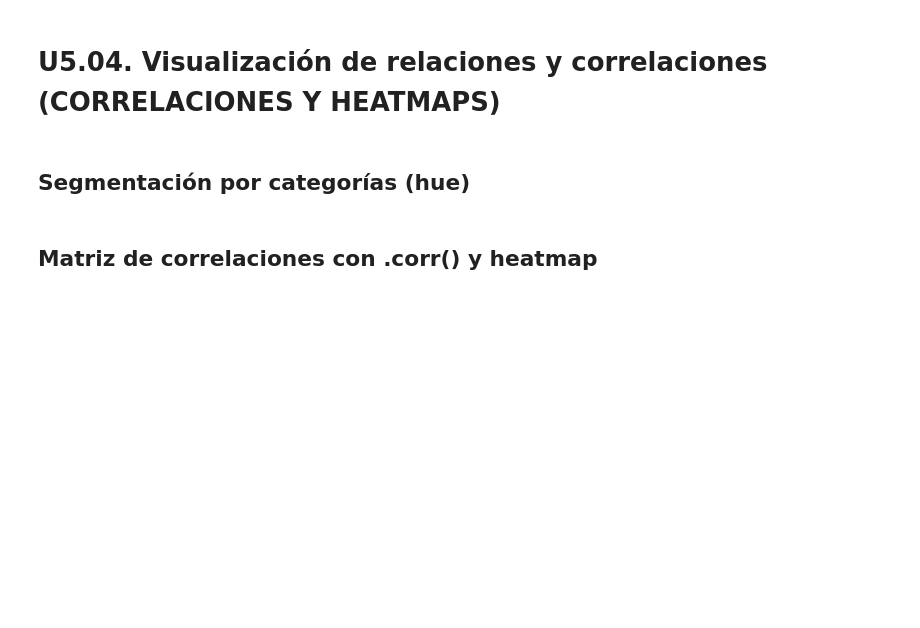
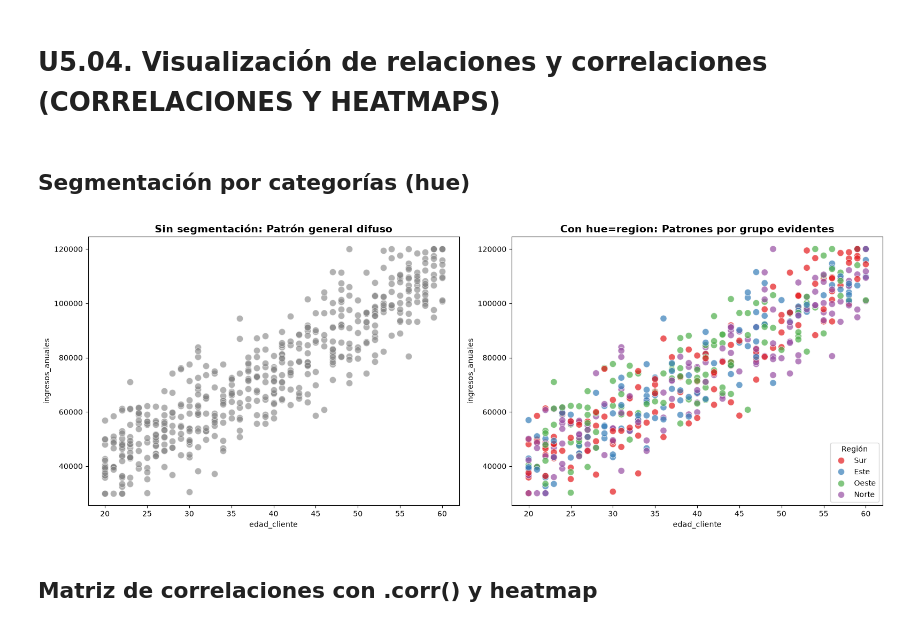
Before and after one commit to netcluster/Python-para-el-an-lisis-de-datos, a Jupyter notebook: Unidad 5/visualización-de-datos-con-python.ipynb, the cells around one changed output. Drawn from its saved outputs; the diff is of its cells as text; code cells hidden in the pictures; blank space fills up the shorter version.

```diff
--- a/Unidad 5/visualización-de-datos-con-python.ipynb
+++ b/Unidad 5/visualización-de-datos-con-python.ipynb
@@ -219,6 +289,25 @@ df = pd.read_csv('u5-datos-ventas.csv')
 # U5.04. Visualización de relaciones y correlaciones (CORRELACIONES Y HEATMAPS)
 # %% [markdown]
 ## Segmentación por categorías (hue)
+# %%
+fig, axes = plt.subplots(1, 2, figsize=(16, 6))
+ax1, ax2 = axes
+# Scatterplot SIN segmentación
+sns.scatterplot(data=df, x='edad_cliente', y='ingresos_anuales',
+            ax=ax1, s=80, alpha=0.6, color='gray')
+ax1.set_title('Sin segmentación: Patrón general difuso', fontsize=14, fontweight='bold')
+
+# Scatterplot CON segmentación por región (hue)
+sns.scatterplot(data=df, x='edad_cliente', y='ingresos_anuales',
+            hue='region', ax=ax2, s=80, alpha=0.7, palette='Set1')
+ax2.set_title('Con hue=region: Patrones por grupo evidentes', fontsize=14, fontweight='bold')
+ax2.legend(title='Región', loc='lower right')
+
+
+plt.tight_layout()
+plt.show()
+# %% [output]
+[figure, added]
 # %% [markdown]
 ## Matriz de correlaciones con .corr() y heatmap
 # %% [markdown]
```
Also changed, not shown: parts of 11 cells of this notebook, 2 other files.
